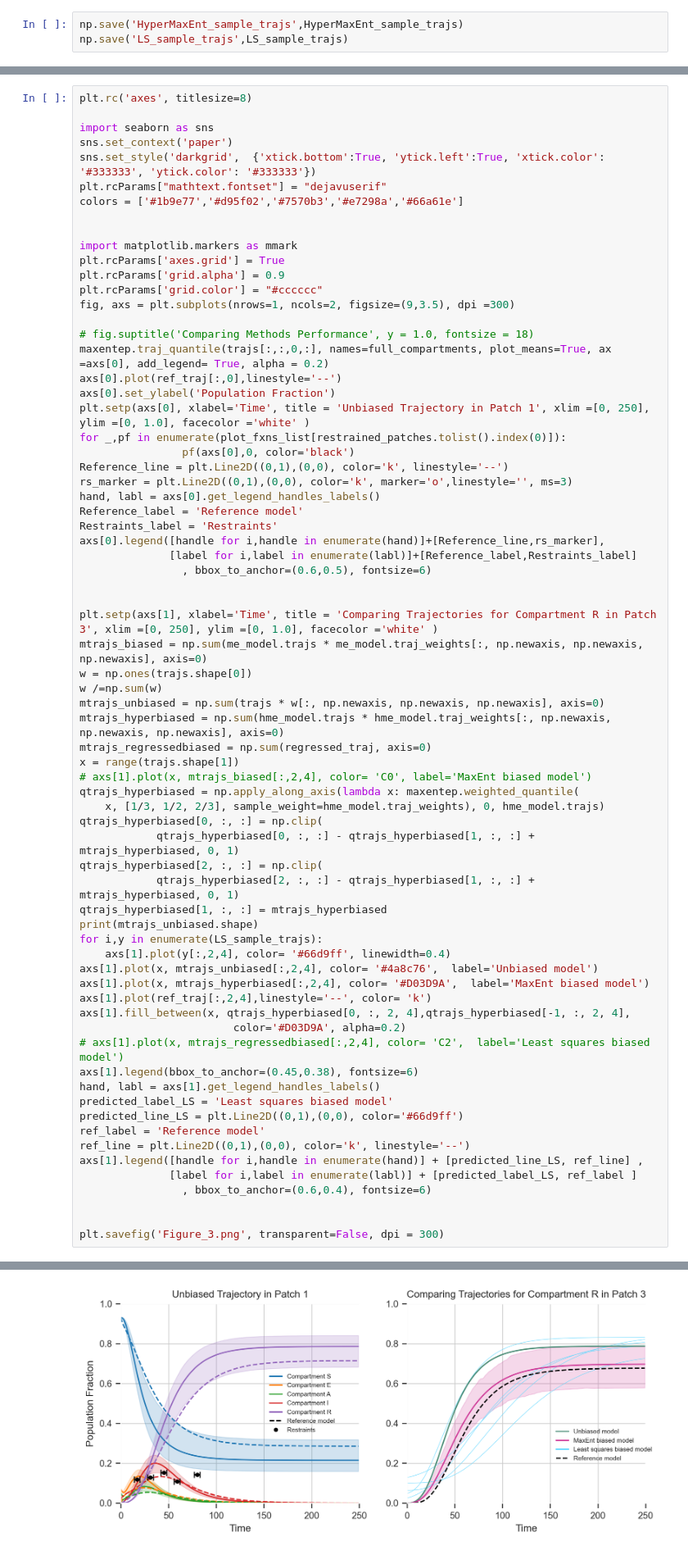
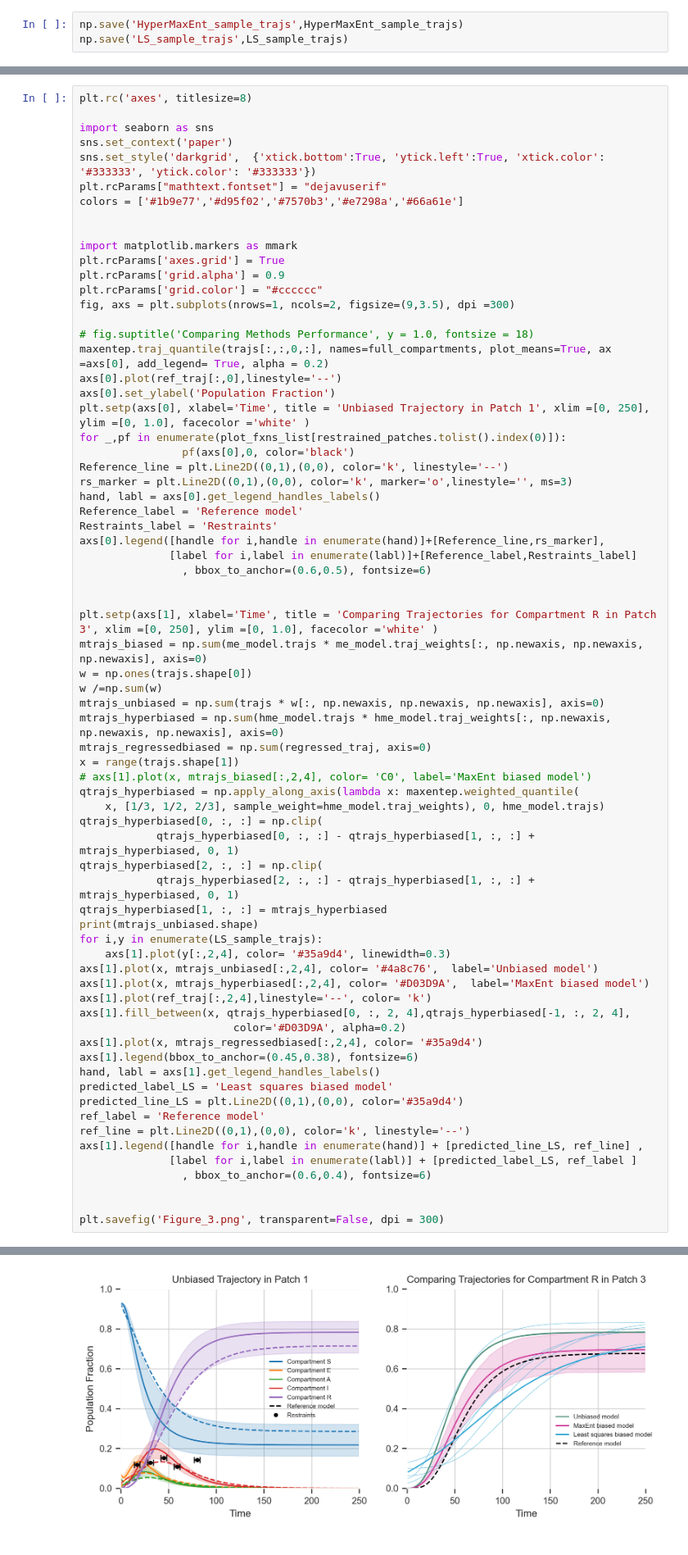
Before and after one commit to ur-whitelab/py0, a Jupyter notebook: examples/fitting_data_perfomance.ipynb, the cells around one changed output, grey strips where cells are left out. Shown at 82% size. Drawn from its saved outputs; the diff is of its cells as text.

```diff
--- a/examples/fitting_data_perfomance.ipynb
+++ b/examples/fitting_data_perfomance.ipynb
@@ -682,34 +682,34 @@ mtrajs_hyperbiased = np.sum(hme_model.trajs * hme_model.traj_weights[:, np.newax
 mtrajs_regressedbiased = np.sum(regressed_traj, axis=0)
 x = range(trajs.shape[1])
 # axs[1].plot(x, mtrajs_biased[:,2,4], color= 'C0', label='MaxEnt biased model')
 qtrajs_hyperbiased = np.apply_along_axis(lambda x: maxentep.weighted_quantile(
     x, [1/3, 1/2, 2/3], sample_weight=hme_model.traj_weights), 0, hme_model.trajs)
 qtrajs_hyperbiased[0, :, :] = np.clip(
             qtrajs_hyperbiased[0, :, :] - qtrajs_hyperbiased[1, :, :] + mtrajs_hyperbiased, 0, 1)
 qtrajs_hyperbiased[2, :, :] = np.clip(
             qtrajs_hyperbiased[2, :, :] - qtrajs_hyperbiased[1, :, :] + mtrajs_hyperbiased, 0, 1)
 qtrajs_hyperbiased[1, :, :] = mtrajs_hyperbiased
 print(mtrajs_unbiased.shape)
 for i,y in enumerate(LS_sample_trajs):
-    axs[1].plot(y[:,2,4], color= '#66d9ff', linewidth=0.4)
+    axs[1].plot(y[:,2,4], color= '#35a9d4', linewidth=0.3)
 axs[1].plot(x, mtrajs_unbiased[:,2,4], color= '#4a8c76',  label='Unbiased model')
 axs[1].plot(x, mtrajs_hyperbiased[:,2,4], color= '#D03D9A',  label='MaxEnt biased model')
 axs[1].plot(ref_traj[:,2,4],linestyle='--', color= 'k')
 axs[1].fill_between(x, qtrajs_hyperbiased[0, :, 2, 4],qtrajs_hyperbiased[-1, :, 2, 4],
                         color='#D03D9A', alpha=0.2)
-# axs[1].plot(x, mtrajs_regressedbiased[:,2,4], color= 'C2',  label='Least squares biased model')
+axs[1].plot(x, mtrajs_regressedbiased[:,2,4], color= '#35a9d4')
 axs[1].legend(bbox_to_anchor=(0.45,0.38), fontsize=6)
 hand, labl = axs[1].get_legend_handles_labels()
 predicted_label_LS = 'Least squares biased model'
-predicted_line_LS = plt.Line2D((0,1),(0,0), color='#66d9ff')
+predicted_line_LS = plt.Line2D((0,1),(0,0), color='#35a9d4')
 ref_label = 'Reference model'
 ref_line = plt.Line2D((0,1),(0,0), color='k', linestyle='--')
 axs[1].legend([handle for i,handle in enumerate(hand)] + [predicted_line_LS, ref_line] ,
               [label for i,label in enumerate(labl)] + [predicted_label_LS, ref_label ]
                 , bbox_to_anchor=(0.6,0.4), fontsize=6)
 
 
 plt.savefig('Figure_3.png', transparent=False, dpi = 300)
 # %% [output]
 (250, 3, 5)
-[figure, old version]
+[figure, new version]
```
Also changed, not shown: parts of 11 cells of this notebook.
